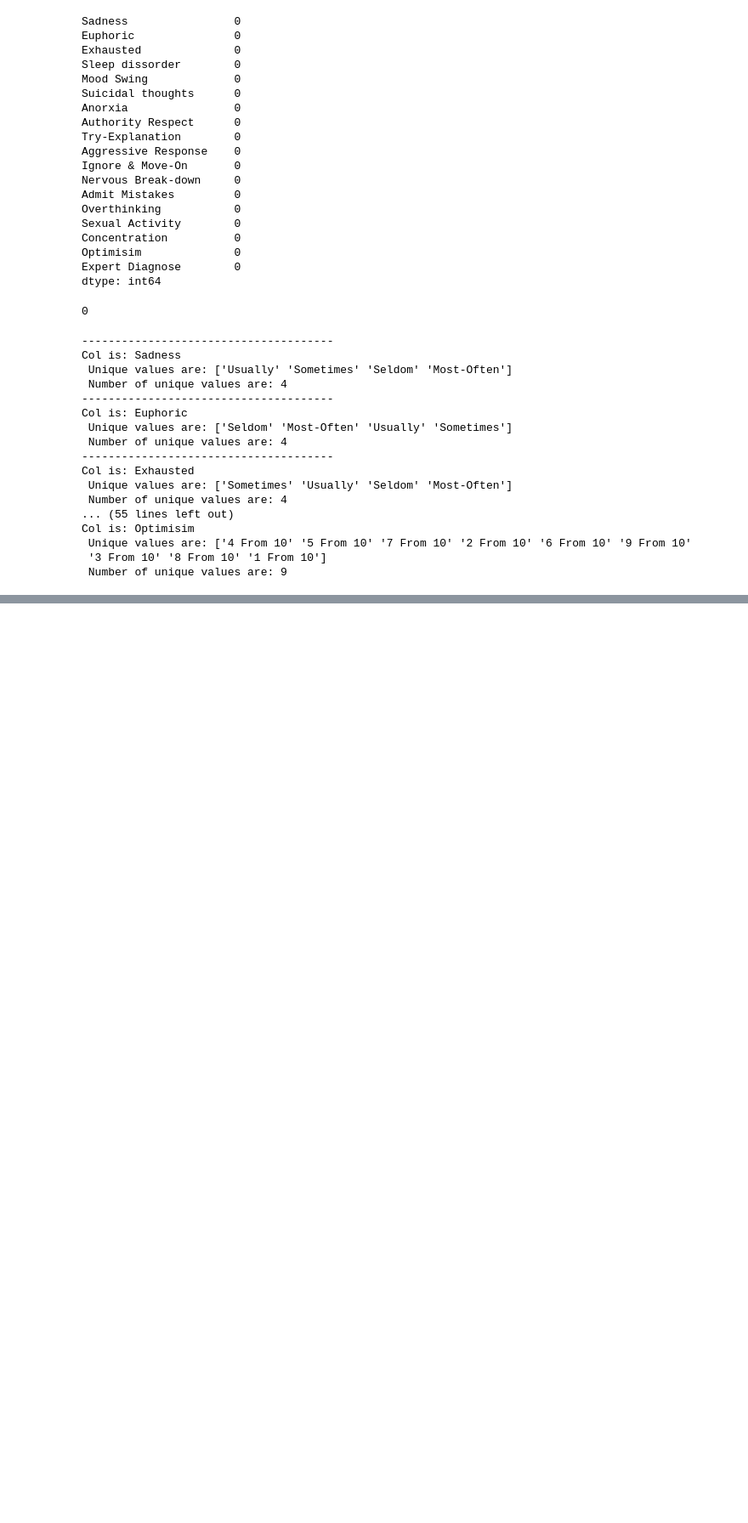
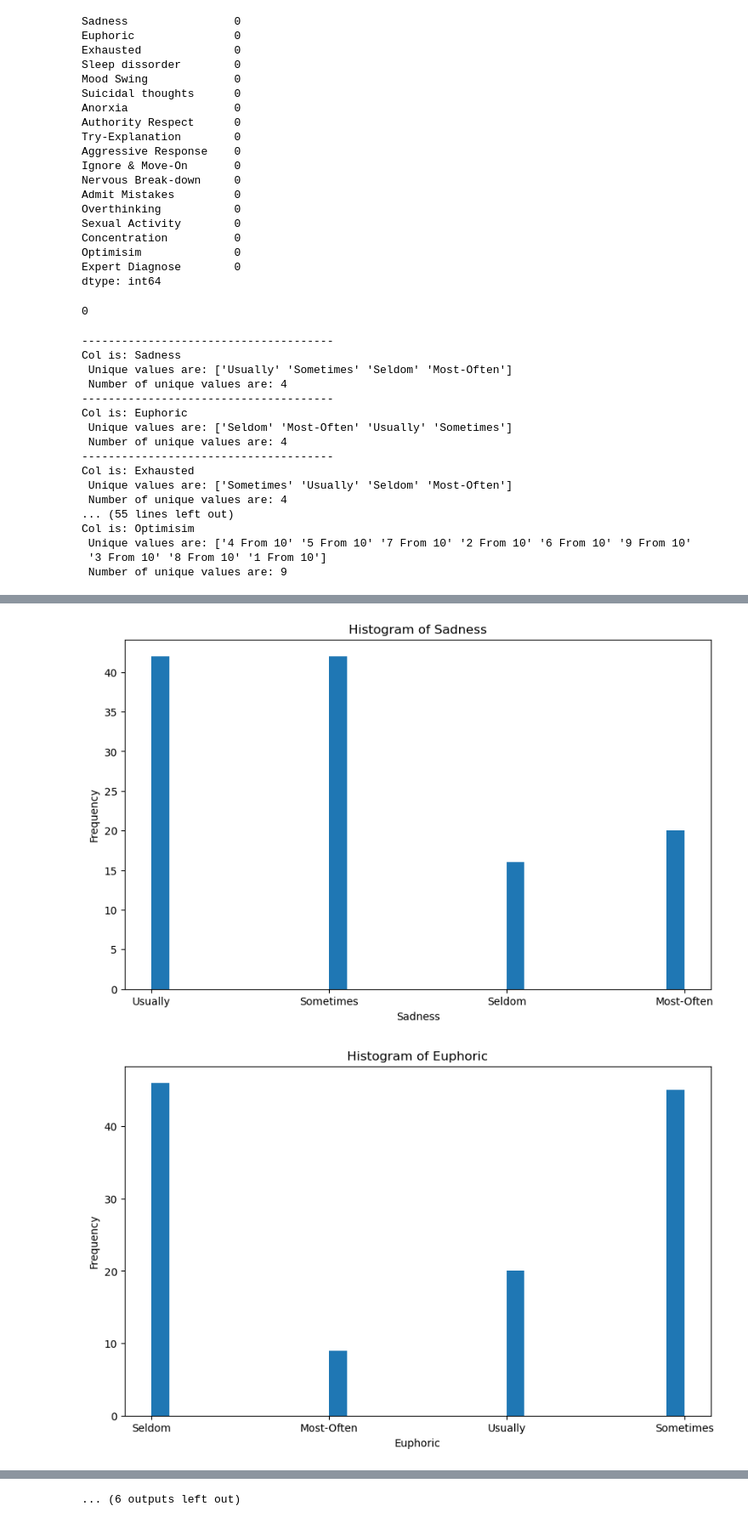
Before and after one commit to MaukanMir/Mental-Disorder-Classification, a Jupyter notebook: training.ipynb, the cells around one changed output, grey strips where cells are left out. Shown at 85% size. Cells and saved outputs as stored; diff of their text form; code cells hidden in the pictures; blank space fills up the shorter version.

```diff
--- a/training.ipynb
+++ b/training.ipynb
@@ -161,9 +163,12 @@ Col is: Optimisim
 # %%
-# for column in df.columns:
-#     plt.figure(figsize=(10, 6))
-#     df[column].hist(bins=30)
-#     plt.title(f'Histogram of {column}')
-#     plt.xlabel(column)
-#     plt.ylabel('Frequency')
-#     plt.grid(False)
-#     plt.show()
+for column in df.columns:
+    plt.figure(figsize=(10, 6))
+    df[column].hist(bins=30)
+    plt.title(f'Histogram of {column}')
+    plt.xlabel(column)
+    plt.ylabel('Frequency')
+    plt.grid(False)
+    plt.show()
+# %% [output]
+[figure, added]
+[figure, added]
@@ -170,3 +185,4 @@ Col is: Optimisim
+... (6 outputs left out)
 # %%
 df = hot_encode_binary_features(df, binary_features)
 # %%
```
Also changed, not shown: parts of 4 cells of this notebook.
